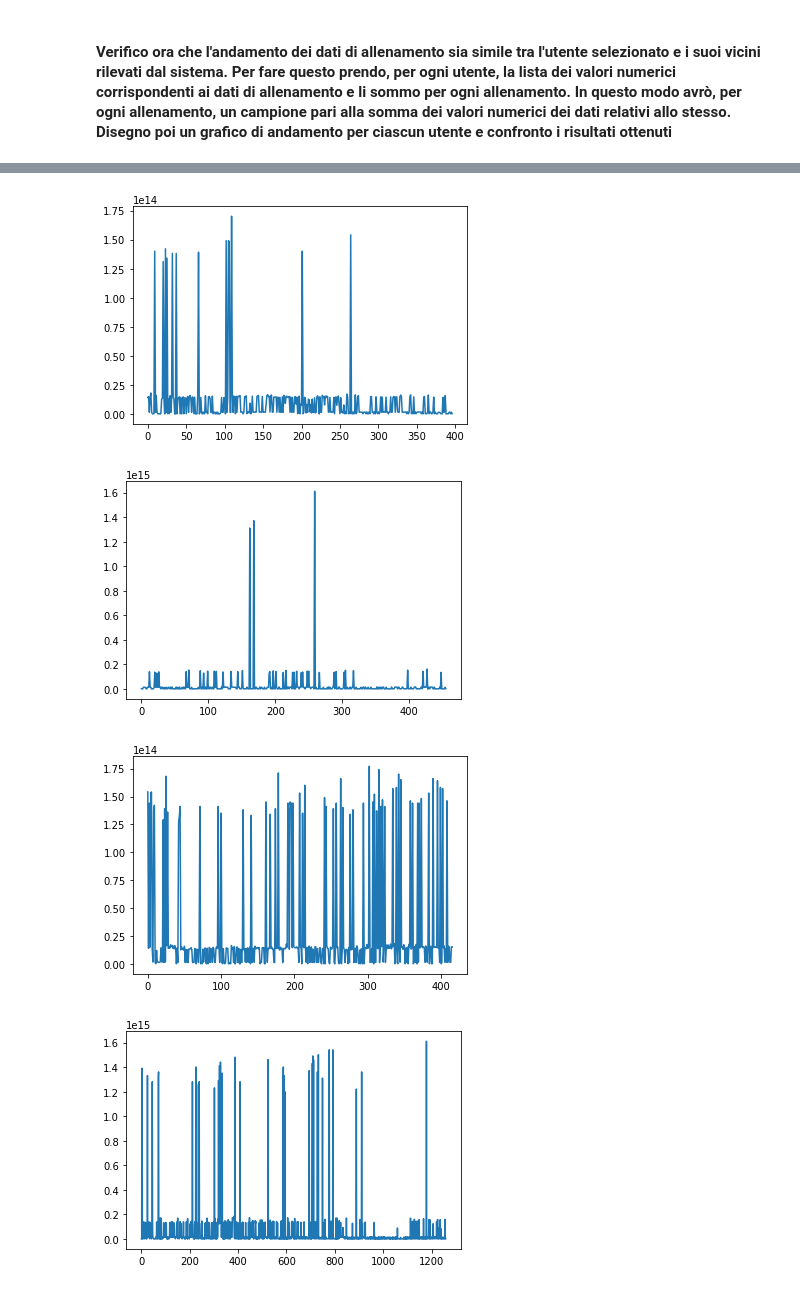
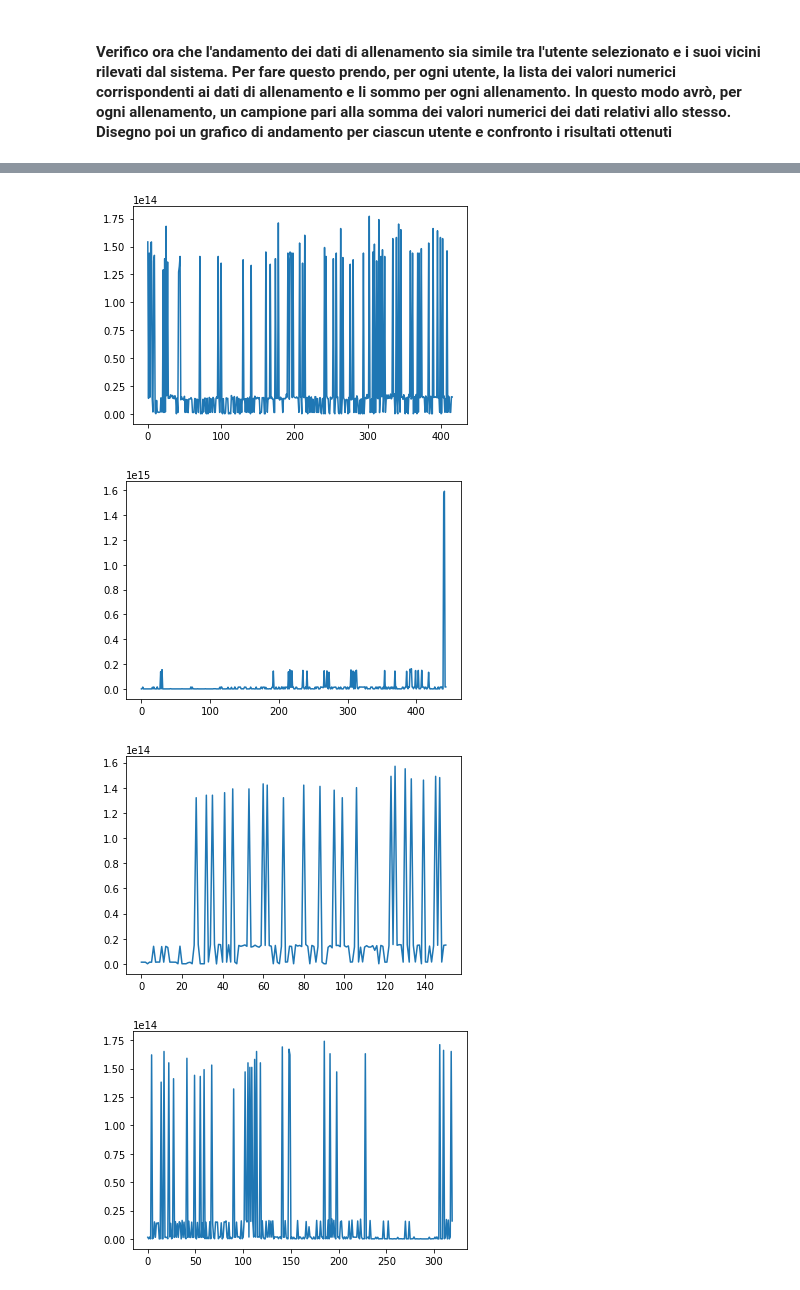
Before and after one commit to GioSacco/Progetto-SII, a Jupyter notebook: RS_content_based.ipynb, the cells around one changed output, grey strips where cells are left out. Drawn from its saved outputs; the diff is of its cells as text; code cells hidden in the pictures.

```diff
--- a/RS_content_based.ipynb
+++ b/RS_content_based.ipynb
@@ -296,23 +299,23 @@ Name: userId, dtype: object
 # %%
 from matplotlib import pyplot as plt
 
-userTraningValues = [ int(x) for x in getUserTrainingValueList('279317') ]
+userTraningValues = [ int(x) for x in getUserTrainingValueList('2358') ]
 plt.plot(userTraningValues)
 plt.show()
 
-userTraningValues2 = [ int(x) for x in getUserTrainingValueList('2358') ]
+userTraningValues2 = [ int(x) for x in getUserTrainingValueList('8875079') ]
 plt.plot(userTraningValues2)
 plt.show()
 
-userTraningValues3 = [ int(x) for x in getUserTrainingValueList('4146688') ]
+userTraningValues3 = [ int(x) for x in getUserTrainingValueList('56291') ]
 plt.plot(userTraningValues3)
 plt.show()
 
-userTraningValues4 = [ int(x) for x in getUserTrainingValueList('8875079') ]
+userTraningValues4 = [ int(x) for x in getUserTrainingValueList('2898275') ]
 plt.plot(userTraningValues4)
 plt.show()
 
-userTraningValues5 = [ int(x) for x in getUserTrainingValueList('1063624') ]
+userTraningValues5 = [ int(x) for x in getUserTrainingValueList('3191096') ]
 plt.plot(userTraningValues5)
 plt.show()
 # %% [output]
@@ -320,4 +323,4 @@ plt.show()
-[figure, old version]
+[figure, new version]
-[figure, old version]
+[figure, new version]
-[figure, old version]
+[figure, new version]
-[figure, old version]
+[figure, new version]
```
Also changed, not shown: parts of 15 cells of this notebook.
